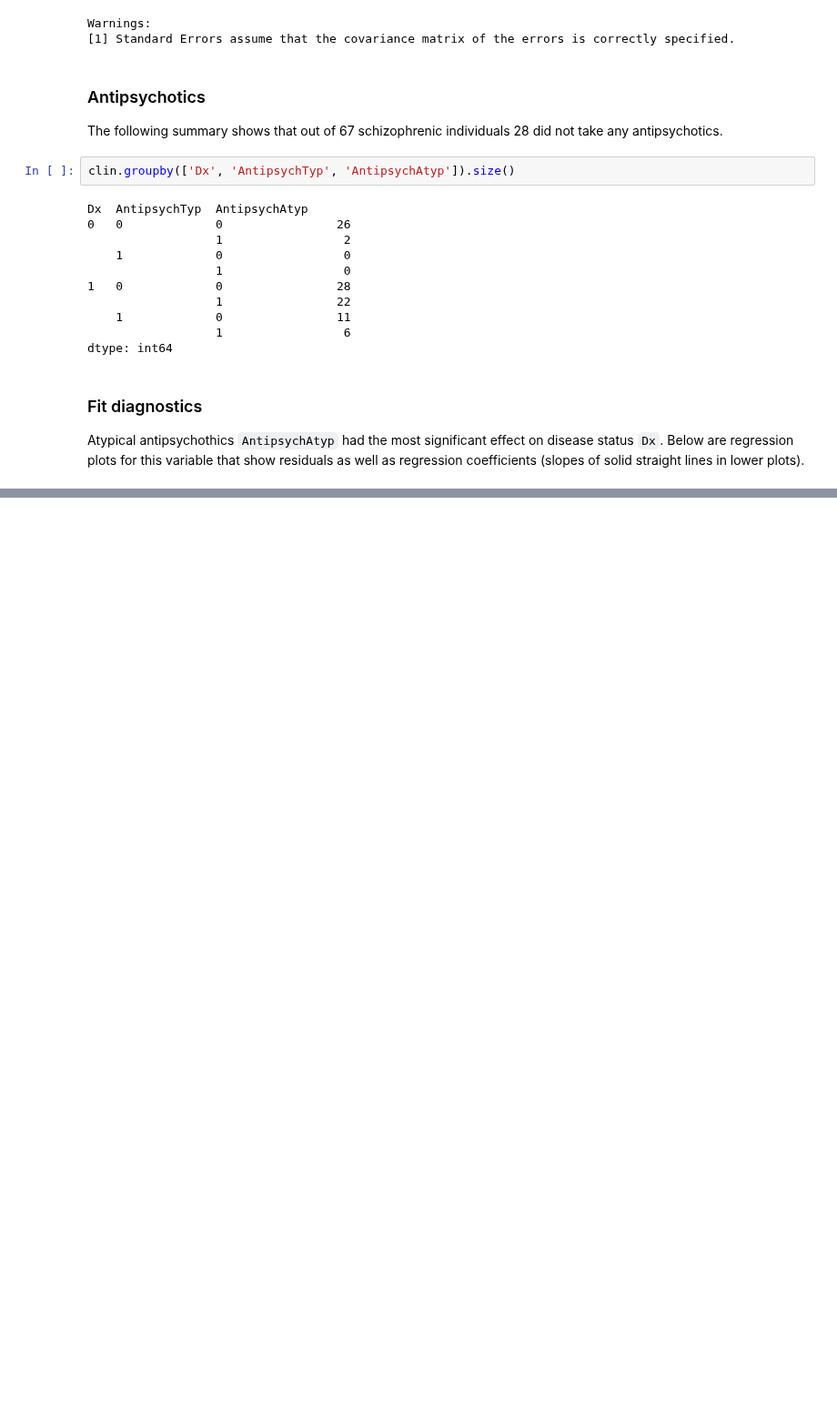
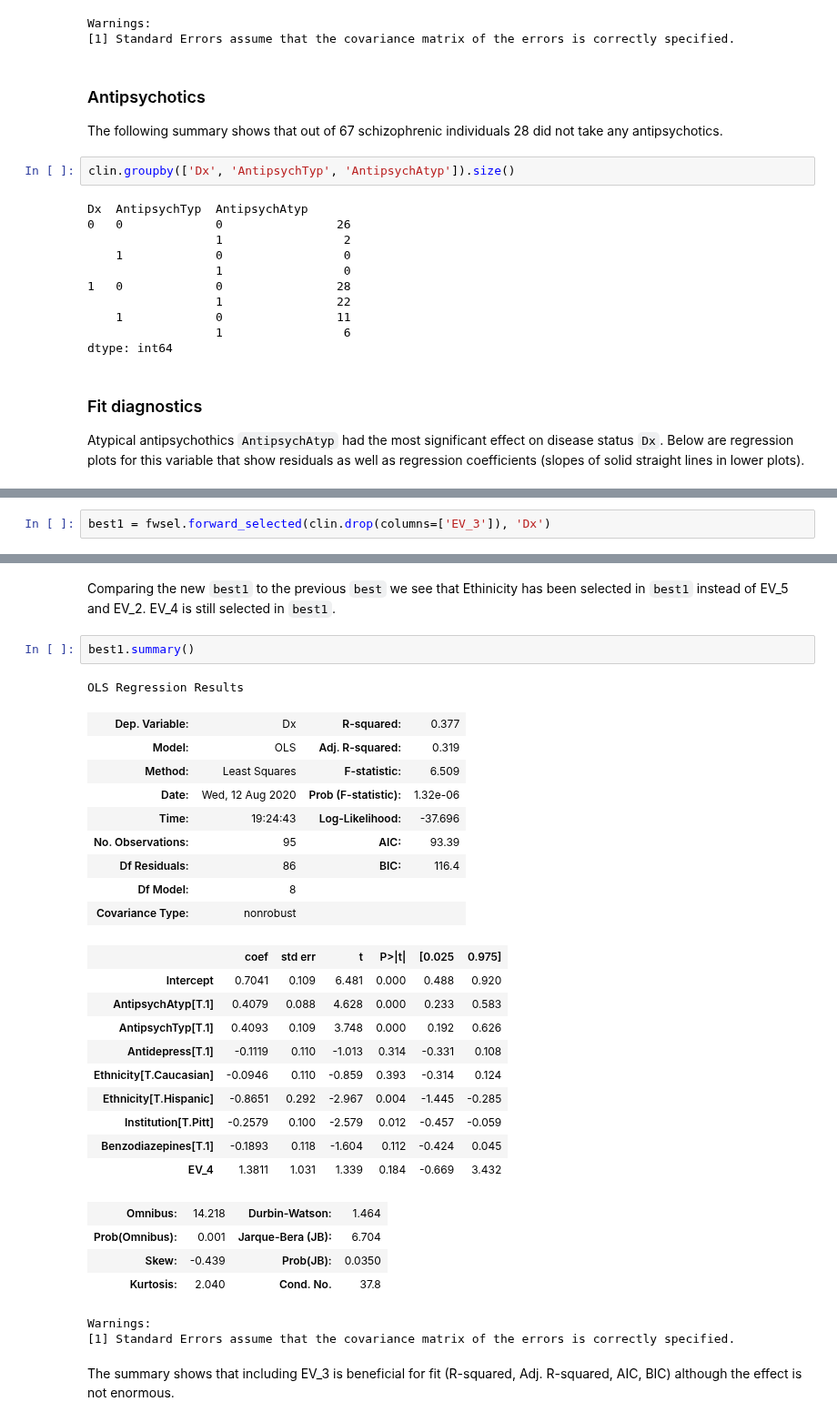
Before and after one commit to attilagk/BSM-research, a Jupyter notebook: notebook/2020-08-05-cmc-clinical/2020-08-05-cmc-clinical.ipynb, the cells around one changed output, grey strips where cells are left out. Shown at 91% size. Drawn from its saved outputs; the diff is of its cells as text; blank space fills up the shorter version.

```diff
--- a/notebook/2020-08-05-cmc-clinical/2020-08-05-cmc-clinical.ipynb
+++ b/notebook/2020-08-05-cmc-clinical/2020-08-05-cmc-clinical.ipynb
@@ -274,0 +291,2 @@ sm.graphics.plot_regress_exog(best, 'AntipsychAtyp[T.1]')
+# %%
+best1 = fwsel.forward_selected(clin.drop(columns=['EV_3']), 'Dx')
@@ -275,3 +303,36 @@ sm.graphics.plot_regress_exog(best, 'AntipsychAtyp[T.1]')
+# %% [markdown]
+Comparing the new `best1` to the previous `best` we see that Ethinicity has been selected in `best1` instead of EV_5 and EV_2.  EV_4 is still selected in `best1`.
+# %%
+best1.summary()
+# %% [output]
+OLS Regression Results
+| Dep. Variable: | Dx | R-squared: | 0.377 |
+| Model: | OLS | Adj. R-squared: | 0.319 |
+| Method: | Least Squares | F-statistic: | 6.509 |
+| Date: | Wed, 12 Aug 2020 | Prob (F-statistic): | 1.32e-06 |
+| Time: | 19:24:43 | Log-Likelihood: | -37.696 |
+| No. Observations: | 95 | AIC: | 93.39 |
+| Df Residuals: | 86 | BIC: | 116.4 |
+| Df Model: | 8 |  |  |
+| Covariance Type: | nonrobust |  |  |
+|  | coef | std err | t | P>|t| | [0.025 | 0.975] |
+| Intercept | 0.7041 | 0.109 | 6.481 | 0.000 | 0.488 | 0.920 |
+| AntipsychAtyp[T.1] | 0.4079 | 0.088 | 4.628 | 0.000 | 0.233 | 0.583 |
+| AntipsychTyp[T.1] | 0.4093 | 0.109 | 3.748 | 0.000 | 0.192 | 0.626 |
+| Antidepress[T.1] | -0.1119 | 0.110 | -1.013 | 0.314 | -0.331 | 0.108 |
+| Ethnicity[T.Caucasian] | -0.0946 | 0.110 | -0.859 | 0.393 | -0.314 | 0.124 |
+| Ethnicity[T.Hispanic] | -0.8651 | 0.292 | -2.967 | 0.004 | -1.445 | -0.285 |
+| Institution[T.Pitt] | -0.2579 | 0.100 | -2.579 | 0.012 | -0.457 | -0.059 |
+| Benzodiazepines[T.1] | -0.1893 | 0.118 | -1.604 | 0.112 | -0.424 | 0.045 |
+| EV_4 | 1.3811 | 1.031 | 1.339 | 0.184 | -0.669 | 3.432 |
+| Omnibus: | 14.218 | Durbin-Watson: | 1.464 |
+| Prob(Omnibus): | 0.001 | Jarque-Bera (JB): | 6.704 |
+| Skew: | -0.439 | Prob(JB): | 0.0350 |
+| Kurtosis: | 2.040 | Cond. No. | 37.8 |
+Warnings:
+[1] Standard Errors assume that the covariance matrix of the errors is correctly specified.
+# %% [markdown]
+The summary shows that including EV_3 is beneficial for fit (R-squared, Adj. R-squared, AIC, BIC) although the effect is not enormous.
 # %% [markdown]
 ## Conclusions
 
```
Also changed, not shown: parts of 27 cells of this notebook.
